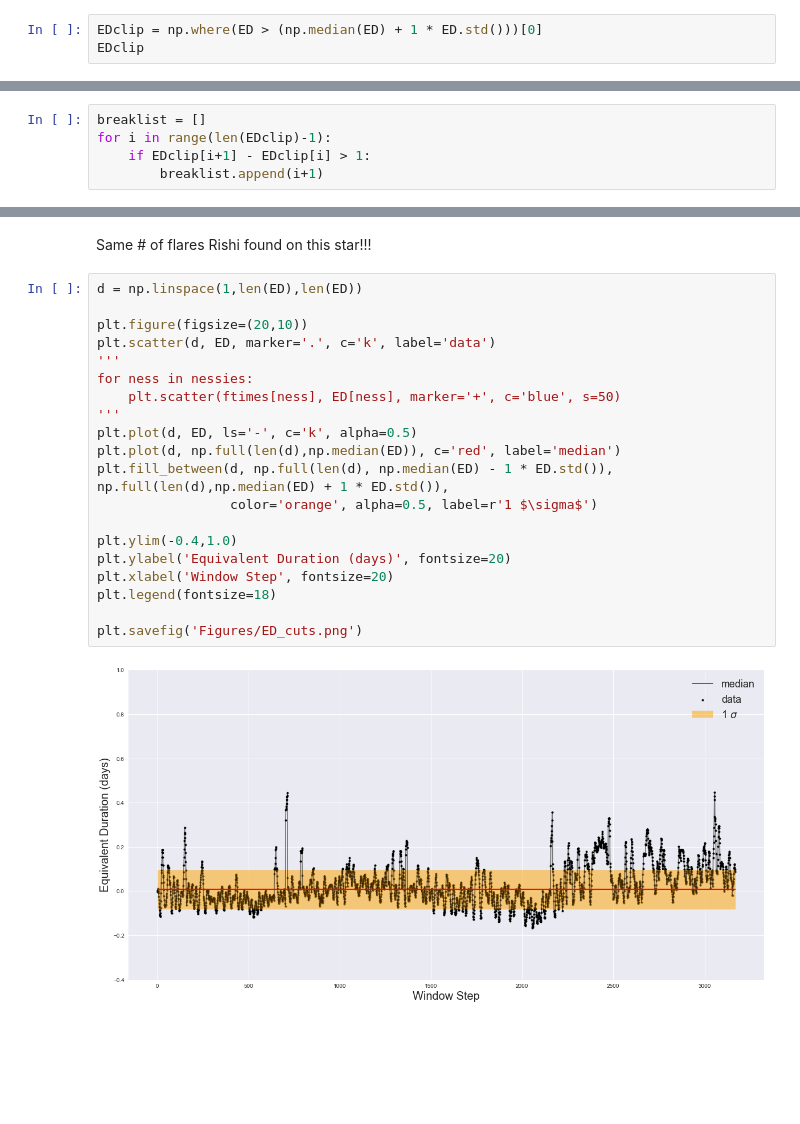
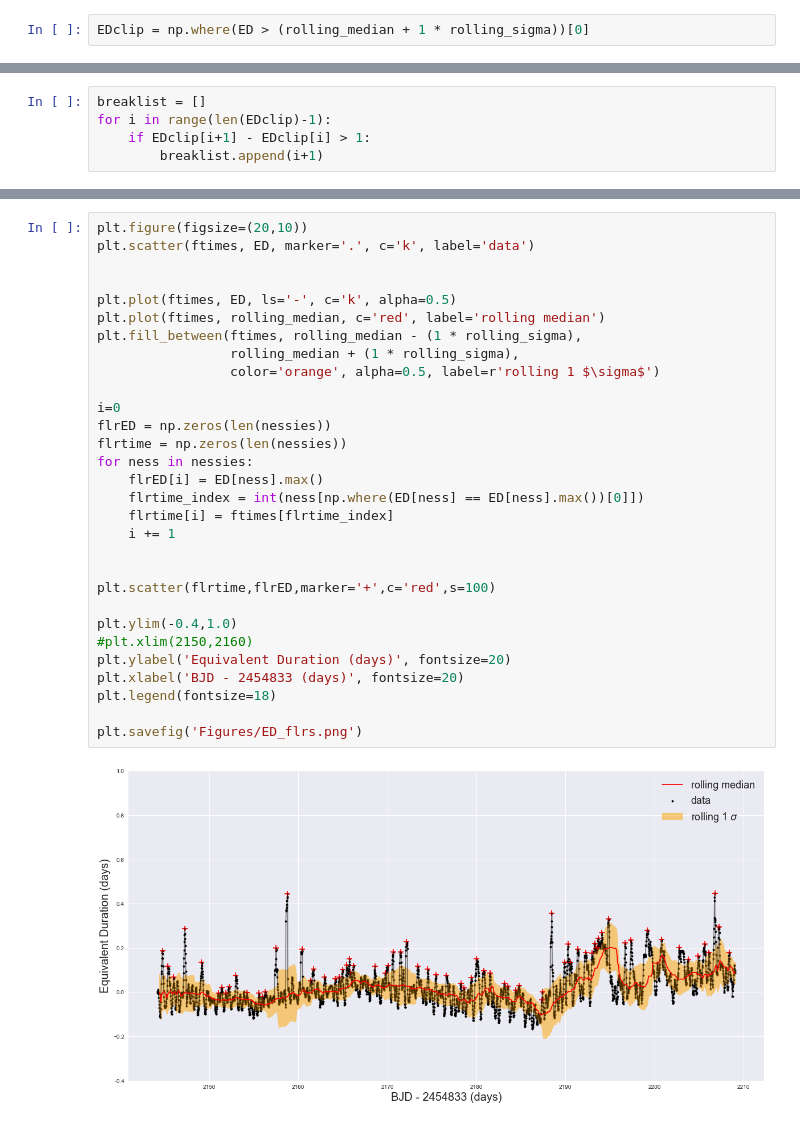
Before and after one commit to RileyWClarke/BiancoGroup, a Jupyter notebook: BiancoSummer2019.ipynb, the cells around one changed output, grey strips where cells are left out. Cells and saved outputs as stored; diff of their text form; blank space fills up the shorter version.

```diff
--- a/BiancoSummer2019.ipynb
+++ b/BiancoSummer2019.ipynb
@@ -1070,3 +1094,2 @@ plt.savefig('Figures/ED_cuts.png')
 # %%
-EDclip = np.where(ED > (np.median(ED) + 1 * ED.std()))[0]
-EDclip
+EDclip = np.where(ED > (rolling_median + 1 * rolling_sigma))[0]
@@ -1101,24 +1106,32 @@ len(nessies)
-# %% [markdown]
-Same # of flares Rishi found on this star!!!
 # %%
-d = np.linspace(1,len(ED),len(ED))
+plt.figure(figsize=(20,10))
+plt.scatter(ftimes, ED, marker='.', c='k', label='data')
 
-plt.figure(figsize=(20,10))
-plt.scatter(d, ED, marker='.', c='k', label='data')
-'''
+
+plt.plot(ftimes, ED, ls='-', c='k', alpha=0.5)
+plt.plot(ftimes, rolling_median, c='red', label='rolling median')
+plt.fill_between(ftimes, rolling_median - (1 * rolling_sigma),
+                 rolling_median + (1 * rolling_sigma),
+                 color='orange', alpha=0.5, label=r'rolling 1 $\sigma$')
+
+i=0
+flrED = np.zeros(len(nessies))
+flrtime = np.zeros(len(nessies))
 for ness in nessies:
-    plt.scatter(ftimes[ness], ED[ness], marker='+', c='blue', s=50)
-'''
-plt.plot(d, ED, ls='-', c='k', alpha=0.5)
-plt.plot(d, np.full(len(d),np.median(ED)), c='red', label='median')
-plt.fill_between(d, np.full(len(d), np.median(ED) - 1 * ED.std()), np.full(len(d),np.median(ED) + 1 * ED.std()),
-                 color='orange', alpha=0.5, label=r'1 $\sigma$')
+    flrED[i] = ED[ness].max()
+    flrtime_index = int(ness[np.where(ED[ness] == ED[ness].max())[0]])
+    flrtime[i] = ftimes[flrtime_index]
+    i += 1
+
+
+plt.scatter(flrtime,flrED,marker='+',c='red',s=100)
 
 plt.ylim(-0.4,1.0)
+#plt.xlim(2150,2160)
 plt.ylabel('Equivalent Duration (days)', fontsize=20)
-plt.xlabel('Window Step', fontsize=20)
+plt.xlabel('BJD - 2454833 (days)', fontsize=20)
 plt.legend(fontsize=18)
 
-plt.savefig('Figures/ED_cuts.png')
+plt.savefig('Figures/ED_flrs.png')
 # %% [output]
-[figure, old version]
+[figure, new version]
```
Also changed, not shown: parts of 6 cells of this notebook, 13 other files.
